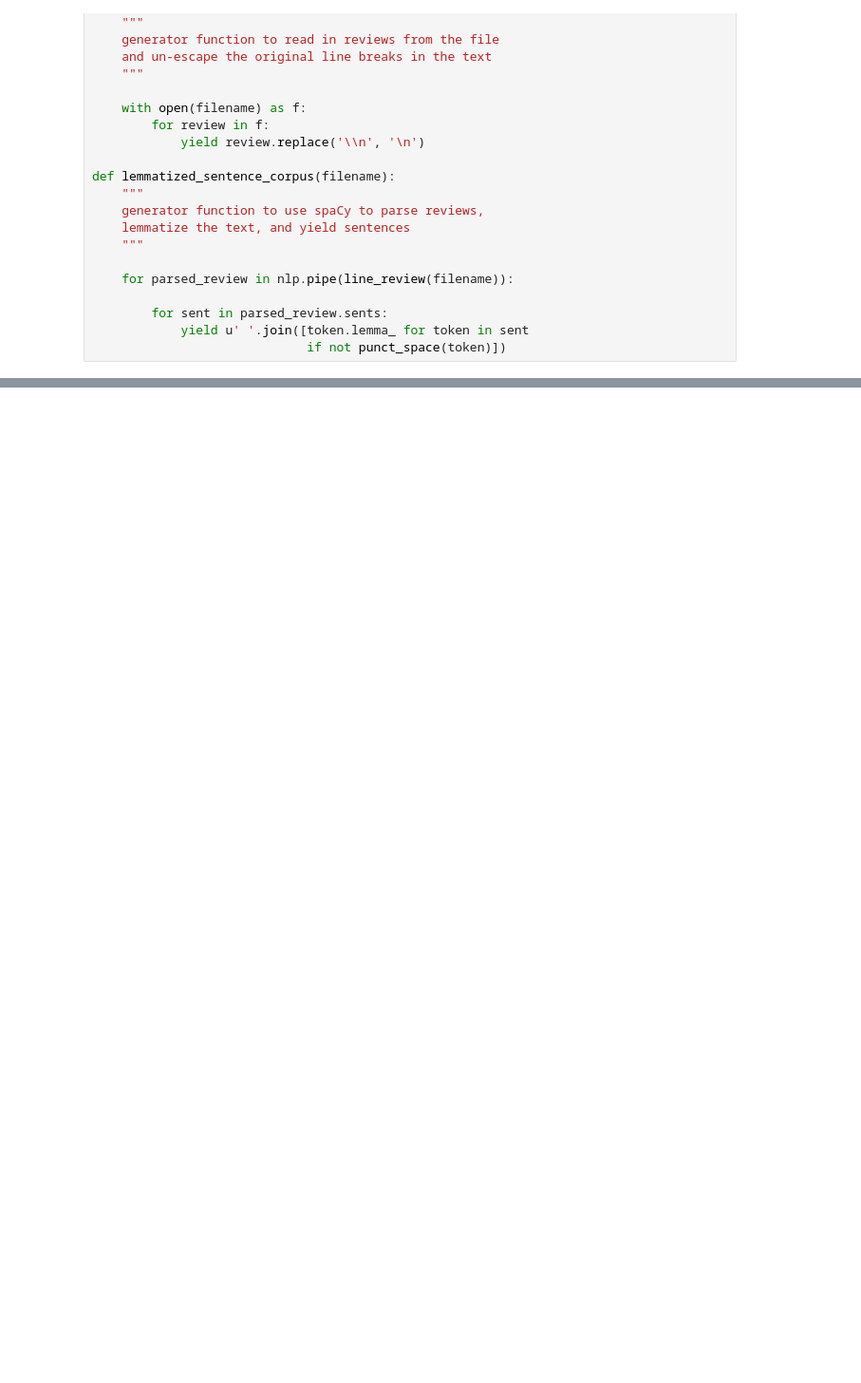
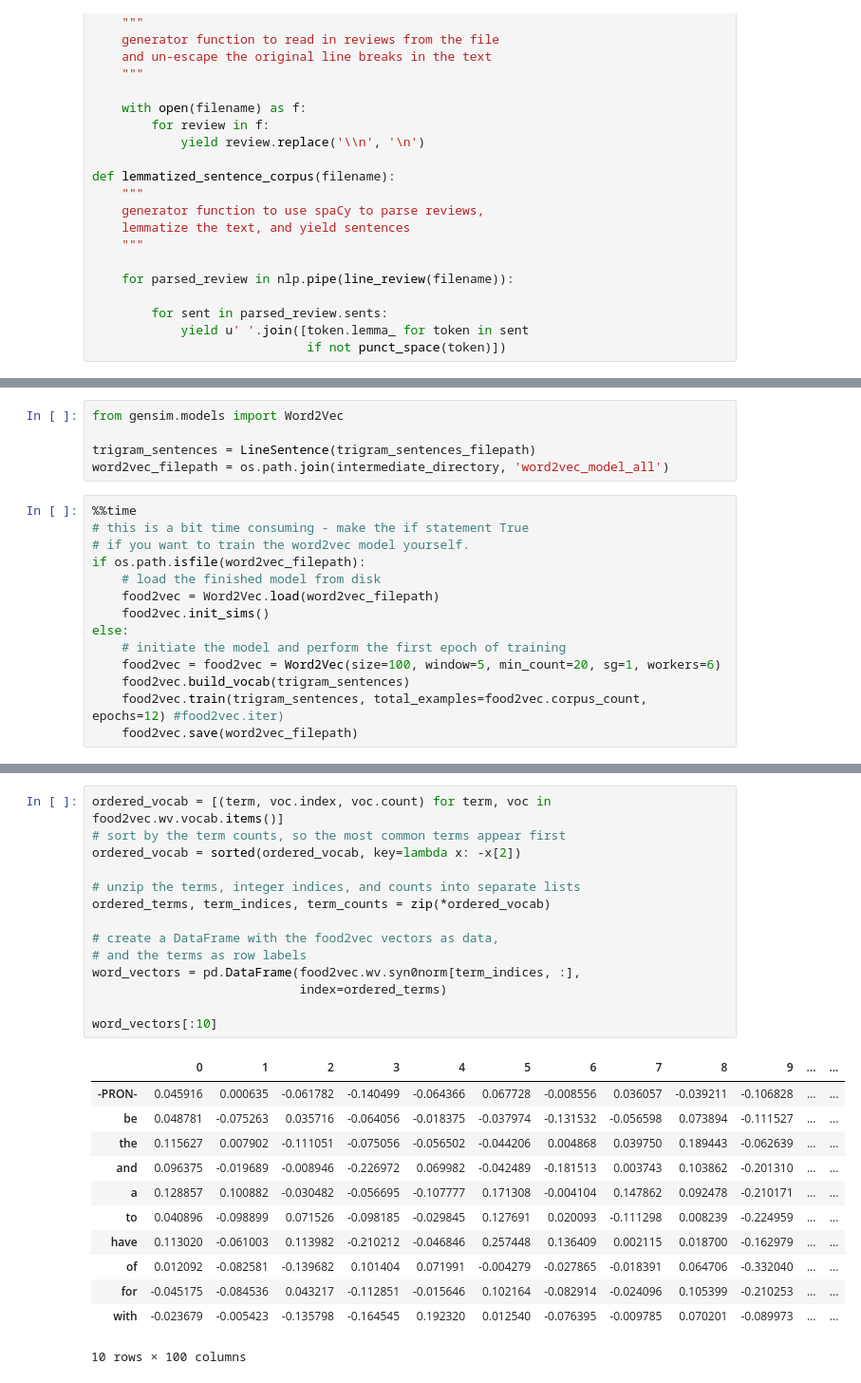
Before and after one commit to gdario/pcs_minicourse, a Jupyter notebook: PCS-Course Yelp Demo.ipynb, the cells around one changed output, grey strips where cells are left out. Shown at 95% size. Saved outputs shown, nothing was run; the diff lists cells and outputs as text; blank space fills up the shorter version.

```diff
--- a/PCS-Course Yelp Demo.ipynb
+++ b/PCS-Course Yelp Demo.ipynb
@@ -363,0 +640,19 @@ Wall time: 6.04 ms
+# %%
+from gensim.models import Word2Vec
+
+trigram_sentences = LineSentence(trigram_sentences_filepath)
+word2vec_filepath = os.path.join(intermediate_directory, 'word2vec_model_all')
+# %%
+%%time
+# this is a bit time consuming - make the if statement True
+# if you want to train the word2vec model yourself.
+if os.path.isfile(word2vec_filepath):
+    # load the finished model from disk
+    food2vec = Word2Vec.load(word2vec_filepath)
+    food2vec.init_sims()
+else:
+    # initiate the model and perform the first epoch of training
+    food2vec = food2vec = Word2Vec(size=100, window=5, min_count=20, sg=1, workers=6)
+    food2vec.build_vocab(trigram_sentences)
+    food2vec.train(trigram_sentences, total_examples=food2vec.corpus_count, epochs=12) #food2vec.iter)
+    food2vec.save(word2vec_filepath)
@@ -363,0 +742,27 @@ Wall time: 6.04 ms
+# %%
+ordered_vocab = [(term, voc.index, voc.count) for term, voc in food2vec.wv.vocab.items()]
+# sort by the term counts, so the most common terms appear first
+ordered_vocab = sorted(ordered_vocab, key=lambda x: -x[2])
+
+# unzip the terms, integer indices, and counts into separate lists
+ordered_terms, term_indices, term_counts = zip(*ordered_vocab)
+
+# create a DataFrame with the food2vec vectors as data,
+# and the terms as row labels
+word_vectors = pd.DataFrame(food2vec.wv.syn0norm[term_indices, :],
+                            index=ordered_terms)
+
+word_vectors[:10]
+# %% [output]
+|  | 0 | 1 | 2 | 3 | 4 | 5 | 6 | 7 | 8 | 9 | ... | ... |
+| -PRON- | 0.045916 | 0.000635 | -0.061782 | -0.140499 | -0.064366 | 0.067728 | -0.008556 | 0.036057 | -0.039211 | -0.106828 | ... | ... |
+| be | 0.048781 | -0.075263 | 0.035716 | -0.064056 | -0.018375 | -0.037974 | -0.131532 | -0.056598 | 0.073894 | -0.111527 | ... | ... |
+| the | 0.115627 | 0.007902 | -0.111051 | -0.075056 | -0.056502 | -0.044206 | 0.004868 | 0.039750 | 0.189443 | -0.062639 | ... | ... |
+| and | 0.096375 | -0.019689 | -0.008946 | -0.226972 | 0.069982 | -0.042489 | -0.181513 | 0.003743 | 0.103862 | -0.201310 | ... | ... |
+| a | 0.128857 | 0.100882 | -0.030482 | -0.056695 | -0.107777 | 0.171308 | -0.004104 | 0.147862 | 0.092478 | -0.210171 | ... | ... |
+| to | 0.040896 | -0.098899 | 0.071526 | -0.098185 | -0.029845 | 0.127691 | 0.020093 | -0.111298 | 0.008239 | -0.224959 | ... | ... |
+| have | 0.113020 | -0.061003 | 0.113982 | -0.210212 | -0.046846 | 0.257448 | 0.136409 | 0.002115 | 0.018700 | -0.162979 | ... | ... |
+| of | 0.012092 | -0.082581 | -0.139682 | 0.101404 | 0.071991 | -0.004279 | -0.027865 | -0.018391 | 0.064706 | -0.332040 | ... | ... |
+| for | -0.045175 | -0.084536 | 0.043217 | -0.112851 | -0.015646 | 0.102164 | -0.082914 | -0.024096 | 0.105399 | -0.210253 | ... | ... |
+| with | -0.023679 | -0.005423 | -0.135798 | -0.164545 | 0.192320 | 0.012540 | -0.076395 | -0.009785 | 0.070201 | -0.089973 | ... | ... |
+10 rows × 100 columns
```
Also changed, not shown: parts of 57 cells of this notebook.
